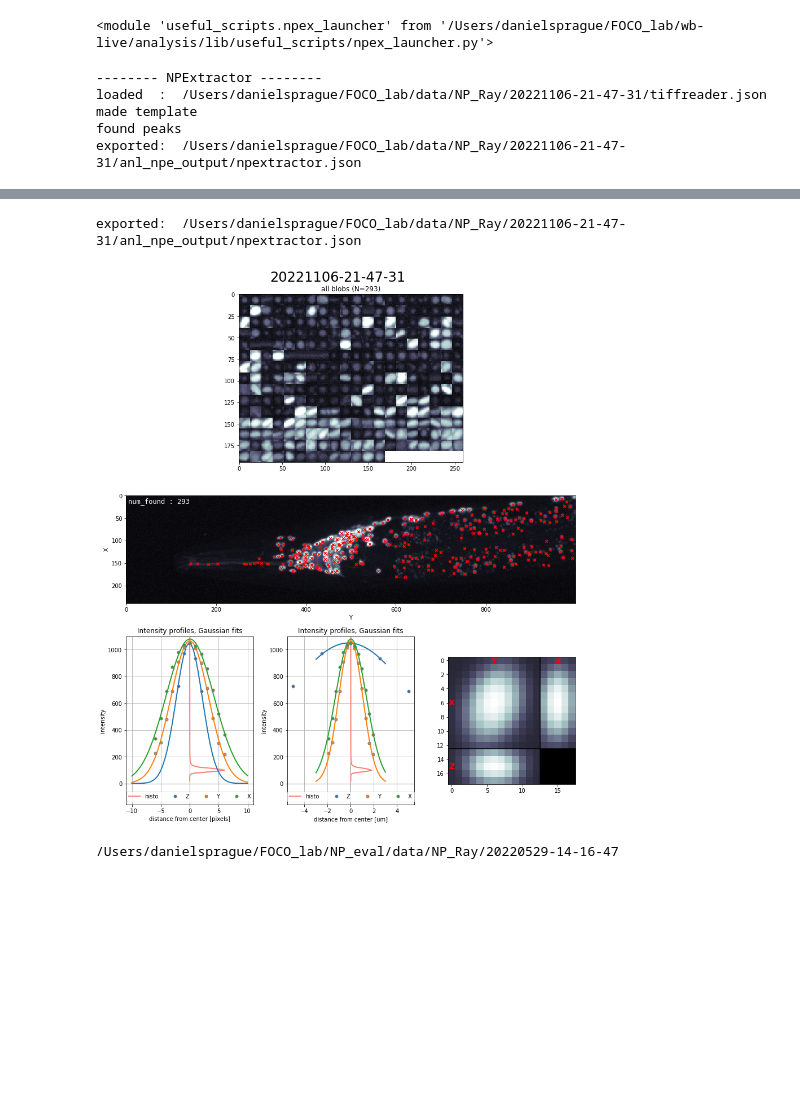
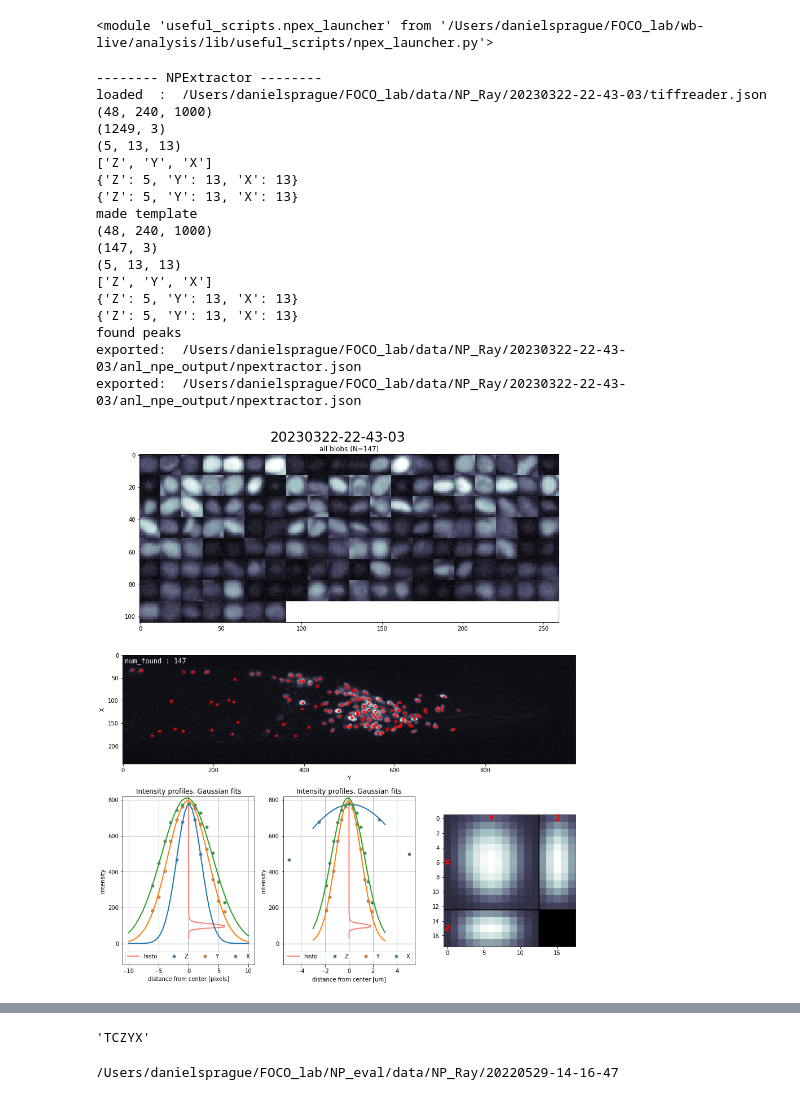
Before and after one commit to focolab/eats-worm, a Jupyter notebook: run_npex.ipynb, the cells around one changed output, grey strips where cells are left out. Drawn from its saved outputs; the diff is of its cells as text; code cells hidden in the pictures; blank space fills up the shorter version.

```diff
--- a/run_npex.ipynb
+++ b/run_npex.ipynb
@@ -39,36 +39,60 @@ importlib.reload(npex_launcher)
 # %% [output]
 <module 'useful_scripts.npex_launcher' from '/Users/danielsprague/FOCO_lab/wb-live/analysis/lib/useful_scripts/npex_launcher.py'>
 # %%
-fname_root = '20221106-21-47-31'
+#fname_root = '20221106-21-47-31'
 #fname_root = '20221106-21-23-19'
 #fname_root = '20220529-14-16-47'
 #fname_root = '20221028-18-48-00'
 #fname_root = '20221106-21-00-09'
+#fname_root = '20221215-20-02-49'
+#fname_root = '20230322-20-16-50'
+#fname_root = '20230322-18-57-04'
+#fname_root = '20230322-21-41-10'
+fname_root = '20230322-22-43-03'
 # %%
-peakfind_channel = 2 # 488, green
+peakfind_channel = 3 # 488, GFP/GCAMP, 3 for post 20230322
+#peakfind_channel = 2 # for pre 20230322
 
 # set peakfinding for neuropal
 
 npe_params = {
     "peakfinding_parameters": {
+        "f": "C:/Users/danielsprague/NP_eval/data/NP_Ray/"+fname_root+"/neuroPAL_image.tif",
         "pad": [2, 6, 6],
+        "rgbw_channels":[4,2,0,5], #for 20230322 recordings and beyond
+        #"rgbw_channels":[3,1,0,4], #for before
+        #"rgbw-channels":[0,1,2,3], #if directly giving image as f
         "median": 3,
         "gaussian":(1, 1, 4, 4, 3, 3),
         #"gaussian":(4, 4, 0.35, 0.35, 2, 0.25),
         "quantile": 0.96,
         #"quantile":0.985,
         "threshold": 0.6,
         #"threshold": 0.65,
         "peakfind_channel":peakfind_channel
     }
 }
 
 # run npex requires fname_root, datadir, npe_params, is_neuropal, is_legacy_structuralscandir, peakfind_channel
 
 npe = npex_launcher.run_npex(fname_root=fname_root, datadir=raw_datadir, npe_params=npe_params, peakfind_channel=peakfind_channel)
 # %% [output]
 -------- NPExtractor --------
-loaded  :  /Users/danielsprague/FOCO_lab/data/NP_Ray/20221106-21-47-31/tiffreader.json
+loaded  :  /Users/danielsprague/FOCO_lab/data/NP_Ray/20230322-22-43-03/tiffreader.json
+(48, 240, 1000)
+(1249, 3)
+(5, 13, 13)
+['Z', 'Y', 'X']
+{'Z': 5, 'Y': 13, 'X': 13}
+{'Z': 5, 'Y': 13, 'X': 13}
 made template
+(48, 240, 1000)
+(147, 3)
+(5, 13, 13)
+['Z', 'Y', 'X']
+{'Z': 5, 'Y': 13, 'X': 13}
+{'Z': 5, 'Y': 13, 'X': 13}
 found peaks
-exported:  /Users/danielsprague/FOCO_lab/data/NP_Ray/20221106-21-47-31/anl_npe_output/npextractor.json
+exported:  /Users/danielsprague/FOCO_lab/data/NP_Ray/20230322-22-43-03/anl_npe_output/npextractor.json
+exported:  /Users/danielsprague/FOCO_lab/data/NP_Ray/20230322-22-43-03/anl_npe_output/npextractor.json
+[figure, new version]
@@ -76,2 +99,0 @@ qt.qpa.fonts: Populating font family aliases took 825 ms. Replace uses of missin
-exported:  /Users/danielsprague/FOCO_lab/data/NP_Ray/20221106-21-47-31/anl_npe_output/npextractor.json
-[figure, old version]
@@ -78,3 +106,7 @@ exported:  /Users/danielsprague/FOCO_lab/data/NP_Ray/20221106-21-47-31/anl_npe_o
+# %%
+jd.get('axes', None)
+# %% [output]
+'TCZYX'
 # %%
 suffixes = ['561-700-75m', '488']
 adj_x = 15
```
Also changed, not shown: parts of 2 cells of this notebook, 9 other files.
